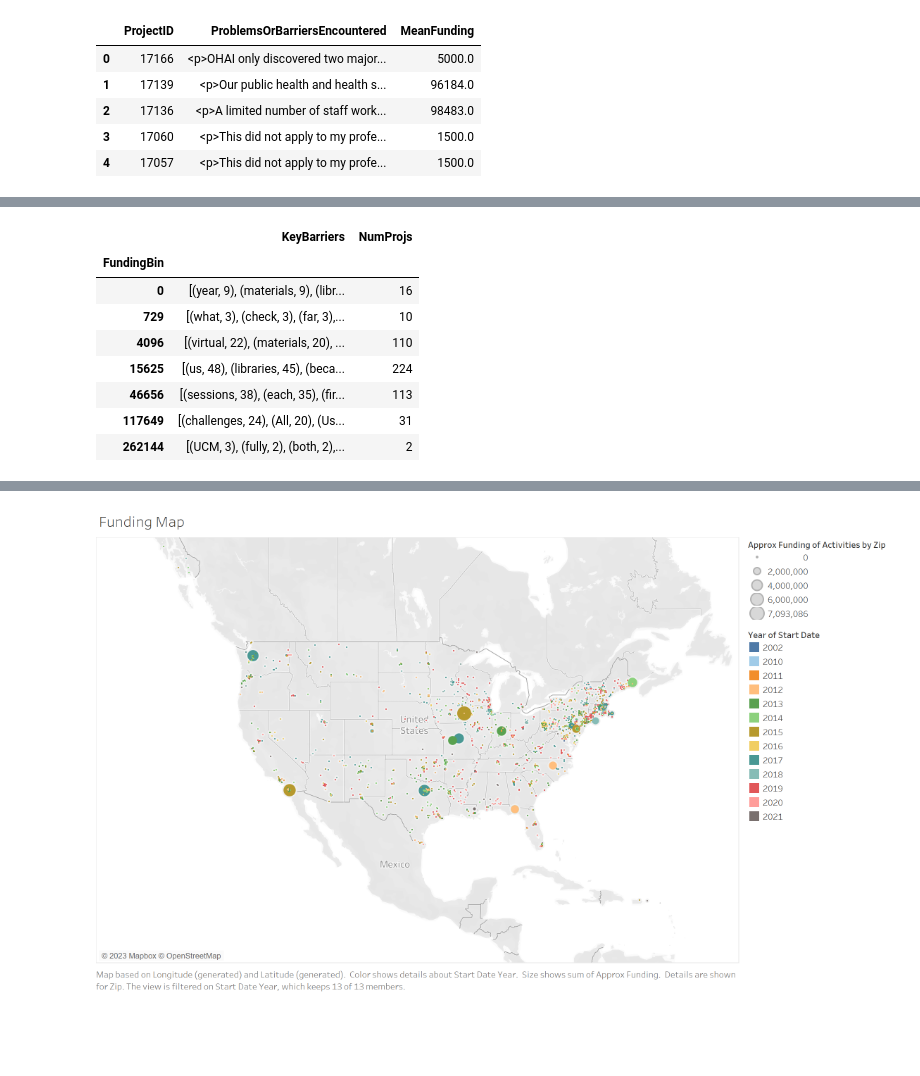
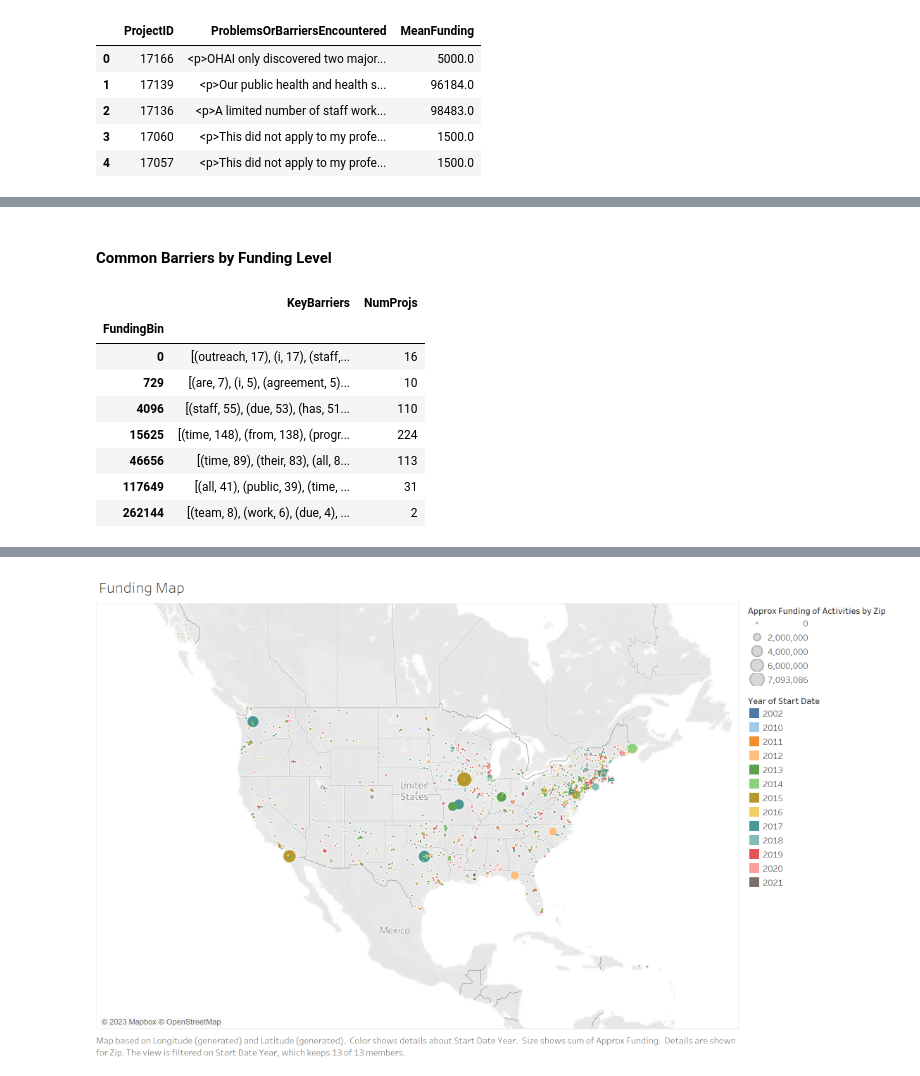
Before and after one commit to rachelfuu/nec-internship-project, a Jupyter notebook: NCDS-Project-Clean.ipynb, the cells around one changed output, grey strips where cells are left out. Drawn from its saved outputs; the diff is of its cells as text; code cells hidden in the pictures; blank space fills up the shorter version.

Commit message:
cleaned and added wordclouds (commit #10)

```diff
--- a/NCDS-Project-Clean.ipynb
+++ b/NCDS-Project-Clean.ipynb
@@ -369,15 +505,15 @@ descr_fund_bins
 def key_words(df, col):
     """
     joins the specified (col) column cells for each group,
-    and identifies the five most common words in that group.
+    and identifies the ten most common words in that group.
 
     to use: df.groupby(...).apply(common_word, col = '...')
 
     arguments: pd dataframe, string column name
 
-    returns: a list of tuples of the five most common words
+    returns: a list of tuples of the ten most common words
     for this group and their counts.
     """
-    common_list = Counter(" ".join(df[col]).split()).most_common(5)
+    common_list = Counter(" ".join(df[col]).split()).most_common(10)
     return (common_list)
 # %%
@@ -423,0 +619,5 @@ bar_and_fund.head()
+# %%
+bar_and_fund["CleanProblems"] = bar_and_fund["ProblemsOrBarriersEncountered"]
+bar_and_fund["CleanProblems"] = extraclean(cleaner(bar_and_fund["CleanProblems"]))
+
+bar_and_fund["CleanProblems"]
@@ -438,3 +651,8 @@ def drop_words(text, comlist):
     """
     to_drop = set(comlist)
     return (' '.join(w for w in text.split() if not w in to_drop))
+# %%
+#list of common terms in overall barriers, mostly filler words
+bar_filler = common_list(bar_and_fund['CleanProblems'], 26)
+
+bar_filler
@@ -440,0 +677,5 @@ def drop_words(text, comlist):
+# %%
+#drop filler words from cleaned problems
+bar_and_fund['ShortProblem'] = bar_and_fund['CleanProblems'].apply(drop_words, comlist = bar_filler)
+
+bar_and_fund['ShortProblem']
@@ -441,2 +711,4 @@ def drop_words(text, comlist):
+# %% [markdown]
+#### Common Barriers by Funding Level
 # %%
 bar_and_fund["FundingBin"] = bar_and_fund["MeanFunding"].apply(to_the_bin)
@@ -445,14 +715,16 @@ bar_and_fund['ShortProblem'] = bar_and_fund['ProblemsOrBarriersEncountered'].app
 unique_bar = bar_and_fund.groupby(['FundingBin']).apply(key_words, col = 'ShortProblem').to_frame()
 unique_bar = unique_bar.merge(bar_and_fund.groupby(['FundingBin']).count()['ProjectID'], on = 'FundingBin').rename(columns={0:'KeyBarriers', 'ProjectID':'NumProjs'})
 # %%
+pd.set_option("max_colwidth", None)
+
 unique_bar
 # %% [output]
 |  | KeyBarriers | NumProjs |
 | FundingBin |  |  |
-| 0 | [(year, 9), (materials, 9), (libr... | 16 |
-| 729 | [(what, 3), (check, 3), (far, 3),... | 10 |
-| 4096 | [(virtual, 22), (materials, 20), ... | 110 |
-| 15625 | [(us, 48), (libraries, 45), (beca... | 224 |
-| 46656 | [(sessions, 38), (each, 35), (fir... | 113 |
-| 117649 | [(challenges, 24), (All, 20), (Us... | 31 |
-| 262144 | [(UCM, 3), (fully, 2), (both, 2),... | 2 |
+| 0 | [(outreach, 17), (i, 17), (staff,... | 16 |
+| 729 | [(are, 7), (i, 5), (agreement, 5)... | 10 |
+| 4096 | [(staff, 55), (due, 53), (has, 51... | 110 |
+| 15625 | [(time, 148), (from, 138), (progr... | 224 |
+| 46656 | [(time, 89), (their, 83), (all, 8... | 113 |
+| 117649 | [(all, 41), (public, 39), (time, ... | 31 |
+| 262144 | [(team, 8), (work, 6), (due, 4), ... | 2 |
```
Also changed, not shown: parts of 43 cells of this notebook.
